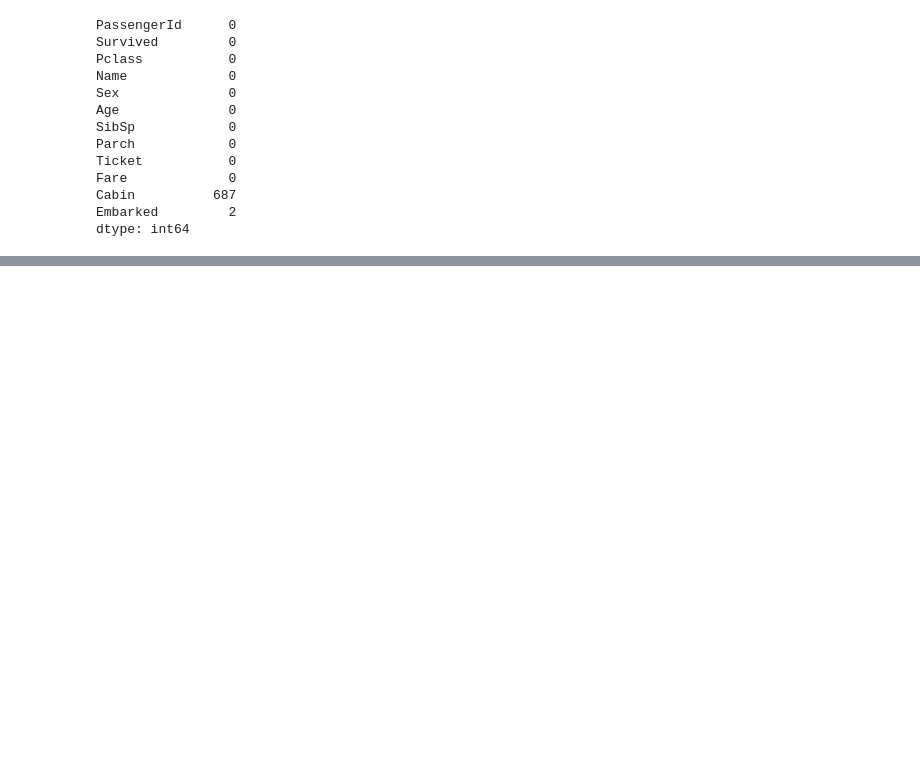
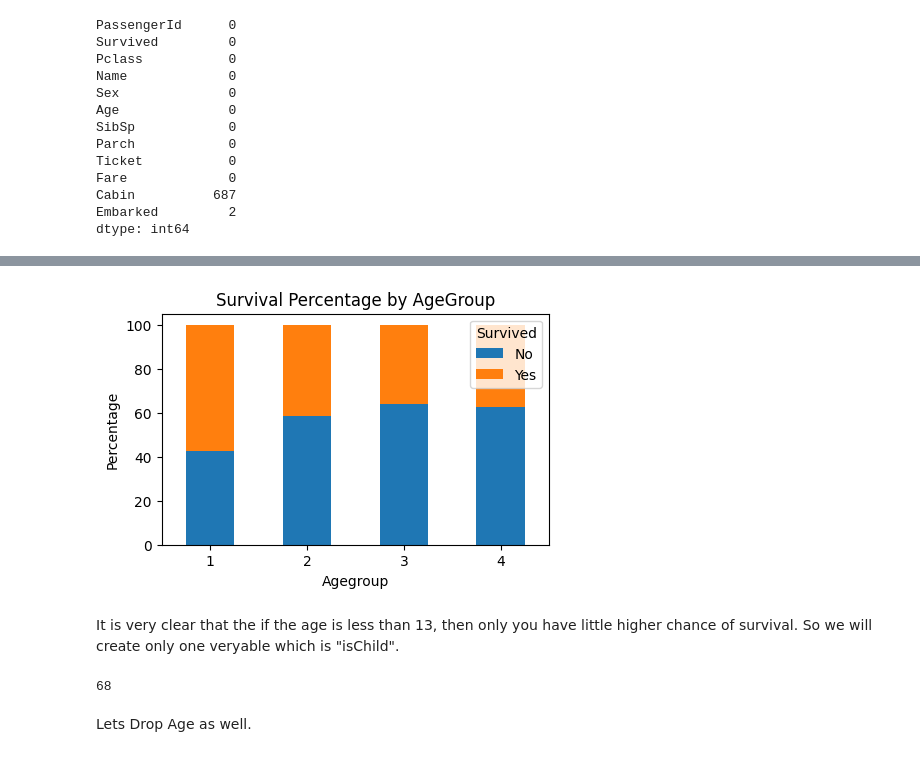
Before and after one commit to stuphy13/JackOrRose, a Jupyter notebook: JackOrRose.ipynb, the cells around one changed output, grey strips where cells are left out. Cells and saved outputs as stored; diff of their text form; code cells hidden in the pictures; blank space fills up the shorter version.

```diff
--- a/JackOrRose.ipynb
+++ b/JackOrRose.ipynb
@@ -60,0 +245,13 @@ dtype: int64
+# %%
+survival_by_AgeGroup = pd.crosstab(df['AgeGroup'], df['Survived'], normalize='index') * 100
+survival_by_AgeGroup.plot(kind='bar', stacked=True, figsize=(5, 3))
+plt.title('Survival Percentage by AgeGroup')
+plt.xlabel('Agegroup')
+plt.ylabel('Percentage')
+plt.xticks(rotation=0)
+plt.legend(title='Survived', labels=['No', 'Yes'])
+plt.show()
+# %% [output]
+[figure, added]
+# %% [markdown]
+It is very clear that the if the age is less than 13, then only you have little higher chance of survival. So we will create only one veryable which is "isChild".
@@ -60,0 +260,4 @@ dtype: int64
+# %%
+print(df["isChild"].sum())
+# %% [output]
+68
@@ -60,0 +266,2 @@ dtype: int64
+# %% [markdown]
+Lets Drop Age as well.
```
Also changed, not shown: parts of 64 cells of this notebook, 1 other file.
